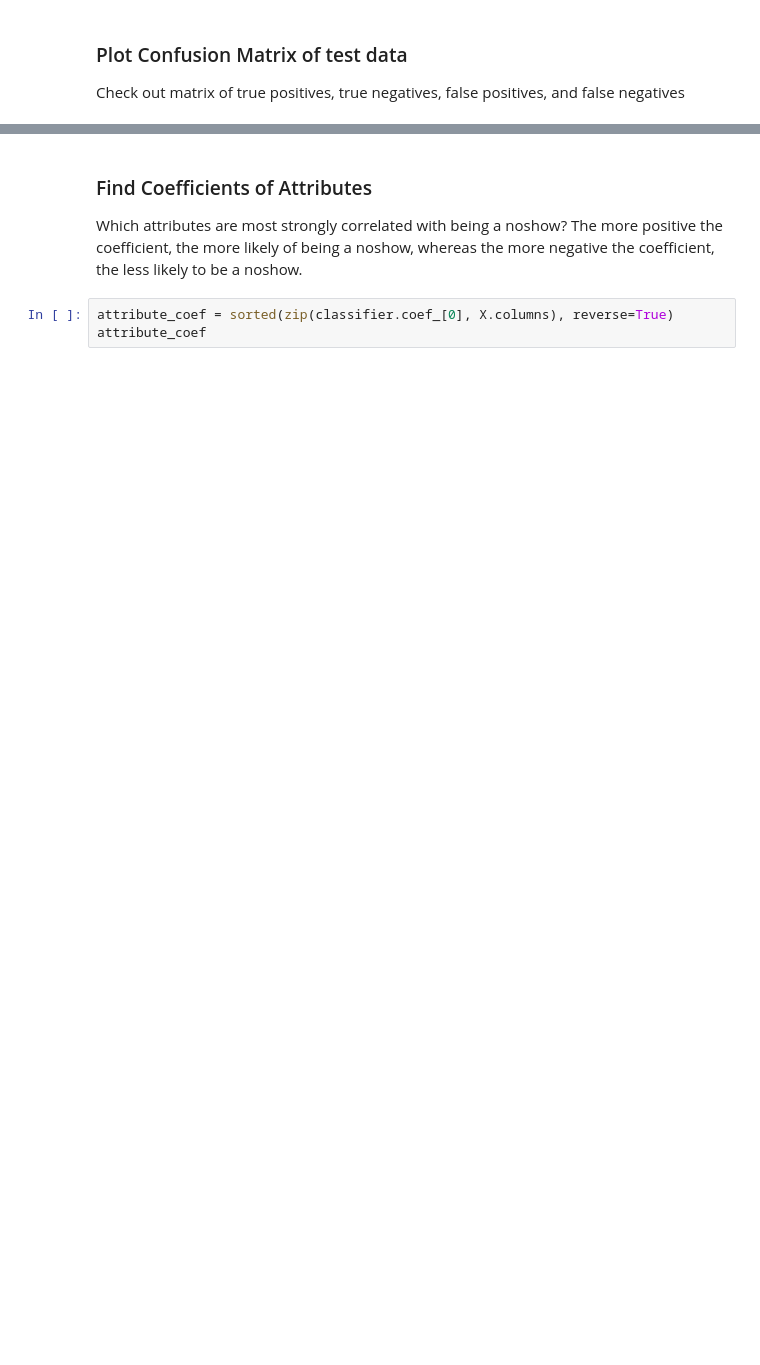
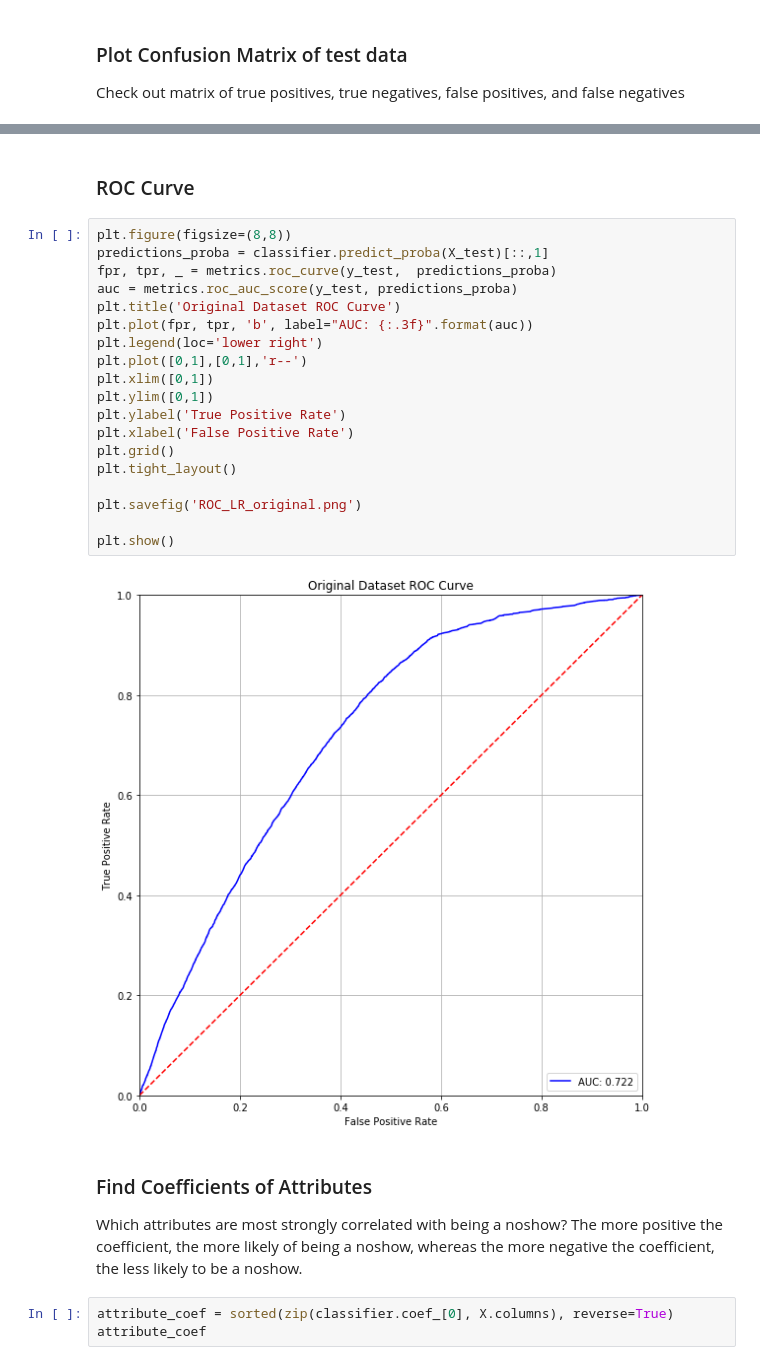
Before and after one commit to kasiewong/medical_no_shows, a Jupyter notebook: notebooks/logisticregressionmodel.ipynb, the cells around one changed output, grey strips where cells are left out. Saved outputs shown, nothing was run; the diff lists cells and outputs as text; blank space fills up the shorter version.

```diff
--- a/notebooks/logisticregressionmodel.ipynb
+++ b/notebooks/logisticregressionmodel.ipynb
@@ -132,3 +149,26 @@ plot_confusion_matrix(classifier, X_test, y_test, cmap=plt.cm.Blues, values_form
+# %% [markdown]
+### ROC Curve
+# %%
+plt.figure(figsize=(8,8))
+predictions_proba = classifier.predict_proba(X_test)[::,1]
+fpr, tpr, _ = metrics.roc_curve(y_test,  predictions_proba)
+auc = metrics.roc_auc_score(y_test, predictions_proba)
+plt.title('Original Dataset ROC Curve')
+plt.plot(fpr, tpr, 'b', label="AUC: {:.3f}".format(auc))
+plt.legend(loc='lower right')
+plt.plot([0,1],[0,1],'r--')
+plt.xlim([0,1])
+plt.ylim([0,1])
+plt.ylabel('True Positive Rate')
+plt.xlabel('False Positive Rate')
+plt.grid()
+plt.tight_layout()
+
+plt.savefig('ROC_LR_original.png')
+
+plt.show()
+# %% [output]
+[figure, added]
 # %% [markdown]
 ### Find Coefficients of Attributes
 Which attributes are most strongly correlated with being a noshow? The more positive the coefficient, the more likely of being a noshow, whereas the more negative the coefficient, the less likely to be a noshow.
```
Also changed, not shown: parts of 21 cells of this notebook, 29 other files.
